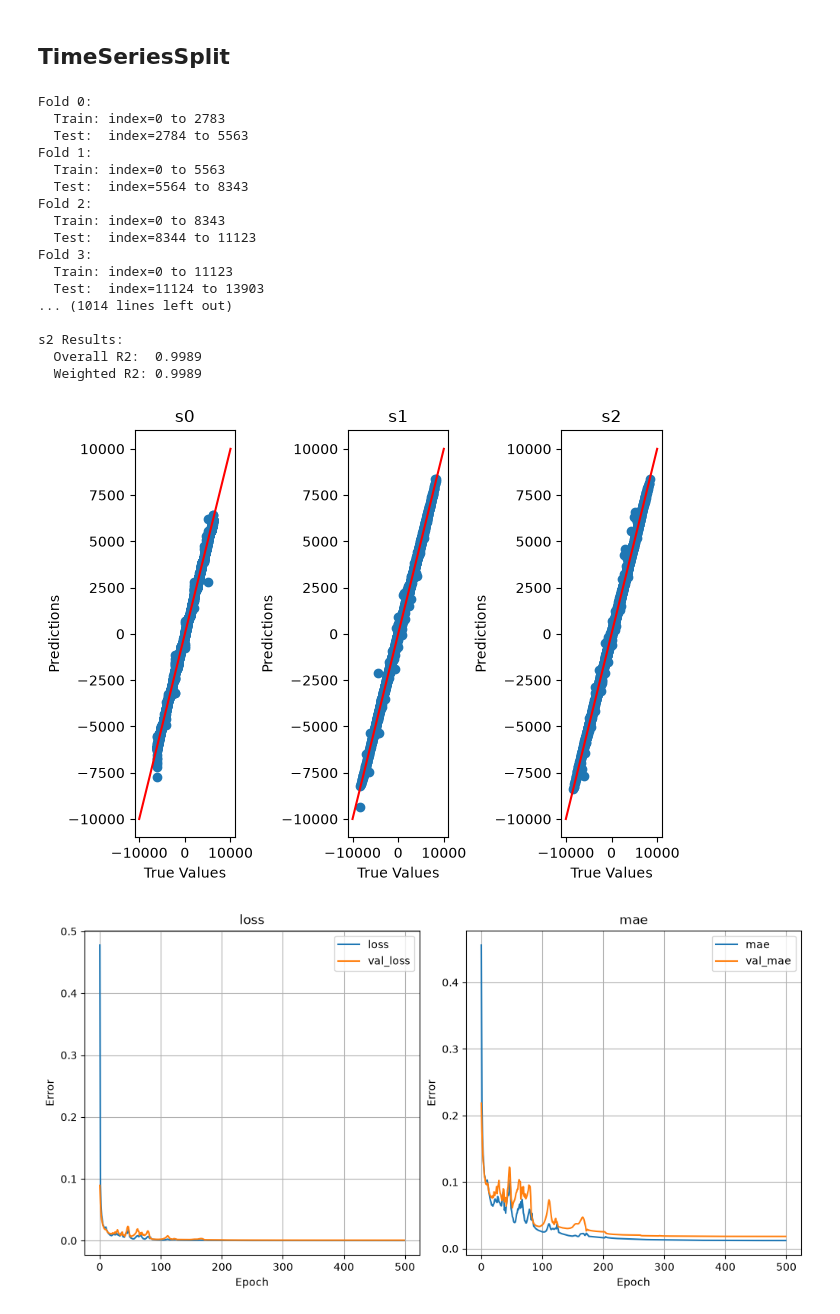
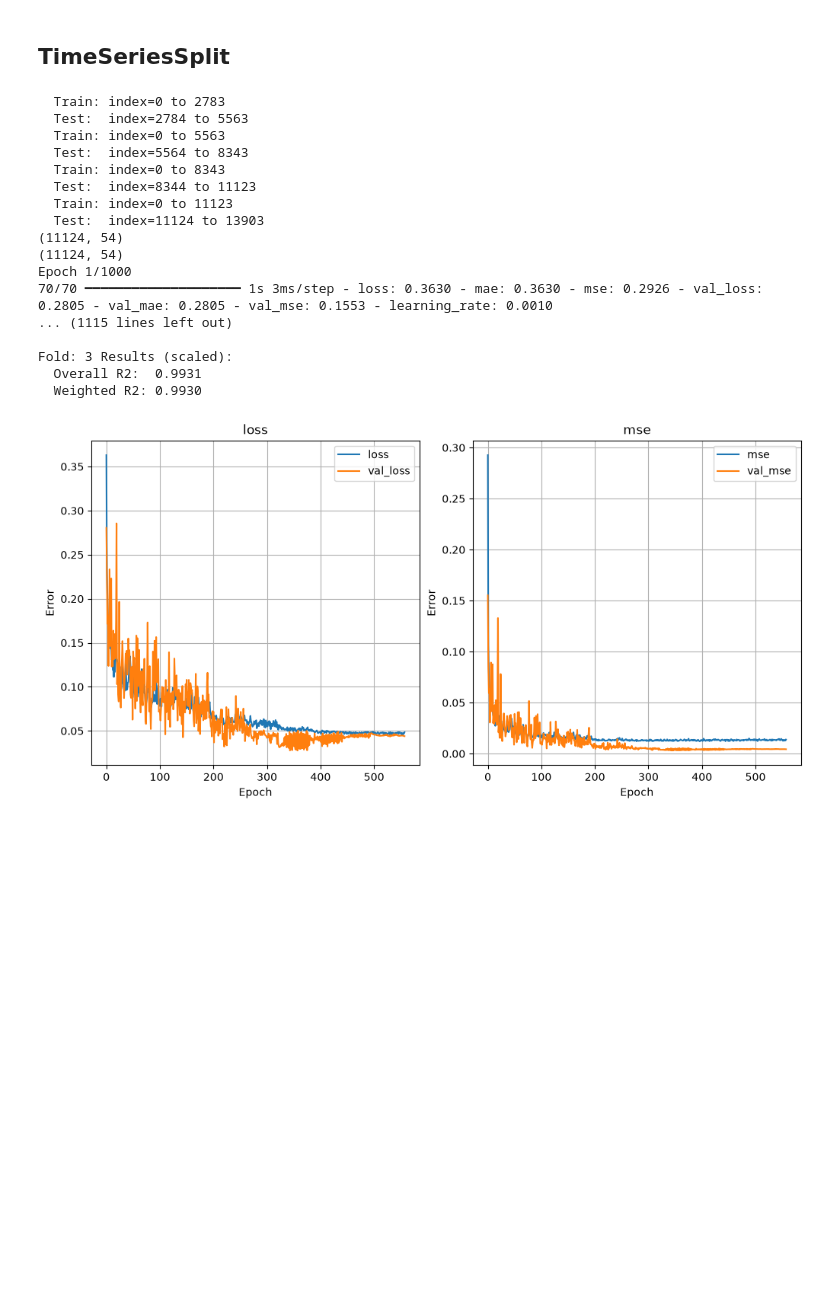
Before and after one commit to Abigail-Yates/DeltabotProject, a Jupyter notebook: TensorFlow/Trials/all_data_MLP_Window_10.ipynb, the cells around one changed output. Saved outputs shown, nothing was run; the diff lists cells and outputs as text; code cells hidden in the pictures; blank space fills up the shorter version.

```diff
--- a/TensorFlow/Trials/all_data_MLP_Window_10.ipynb
+++ b/TensorFlow/Trials/all_data_MLP_Window_10.ipynb
@@ -33,7 +33,7 @@ data_2 = data_2.dropna()
 data_3 = data_3.dropna()
 data_3 = data_3.dropna()
 
-data_list = [ data_1, data_2, data_4, data_3, data_0]
+data_list = [ data_1, data_4, data_3, data_0,  data_2 ]
 
 fig, axs = plt.subplots(1, 5, figsize=(15,4), constrained_layout=True)
 for i, data in enumerate(data_list):
@@ -145,30 +158,33 @@ def build_nn_model(input_dim, output_dim, architecture='standard'):
     if architecture == 'standard':
         model = tf.keras.Sequential([
             tf.keras.layers.Input(shape=(input_dim,)),
+            tf.keras.layers.Dense(256, activation='relu'),
+            tf.keras.layers.Dense(128, activation='relu'),
             tf.keras.layers.Dense(64, activation='relu'),
             tf.keras.layers.Dense(32, activation='relu'),
+            tf.keras.layers.Dropout(0.05),
             tf.keras.layers.Dense(output_dim)
         ])
 
     model.compile(
     optimizer=tf.keras.optimizers.Adam(learning_rate=0.001),
-    loss='mse',
-    metrics=['mae'])
+    loss='mae',
+    metrics=['mae', 'mse'])
 
     return model
 
 def train_model(model, X_train, y_train, epochs=500, patience=30, verbose=0):
     """Train a model with early stopping and learning rate scheduling"""
     callbacks = [
-        # tf.keras.callbacks.EarlyStopping(
-        #     monitor='val_loss',
-        #     patience=patience,
-        #     restore_best_weights=True
-        # ),
+        tf.keras.callbacks.EarlyStopping(
+            monitor='val_loss',
+            patience=patience,
+            restore_best_weights=True
+        ),
         tf.keras.callbacks.ReduceLROnPlateau(
             monitor='val_loss',
             factor=0.5,
-            patience=30,
+            patience=50,
             min_lr=1e-7
         )
     ]
@@ -193,7 +209,7 @@ test_indices = []
 tscv = TimeSeriesSplit(n_splits=4)
 for i, (train_index, test_index) in enumerate(tscv.split(inputs)):
 
-    print(f"Fold {i}:")
+    # print(f"Fold {i}:")
     print(f"  Train: index={train_index[0]} to {train_index[-1]} ")
     print(f"  Test:  index={test_index[0]} to {test_index[-1]}")
 
@@ -212,6 +228,8 @@ print(X_train.shape)
 scalerX = StandardScaler().fit(X_train)
 scalerY = StandardScaler().fit(y_train)
 
+# scalerS = StandardScaler().fit(y_train[:,0])
+
 X_train_scaled = scalerX.transform(X_train)
 y_train_scaled = scalerY.transform(y_train)
 
@@ -220,47 +238,51 @@ y_test_scaled = scalerY.transform(y_test)
 
 model = build_nn_model(X_train_scaled.shape[1], y_train_scaled.shape[1])
 
-history = train_model(model, X_train_scaled, y_train_scaled, verbose=1, epochs=500)
+history = train_model(model, X_train_scaled, y_train_scaled, verbose=1, epochs=1000, patience=200)
+min_mae =  min(history.history["mae"])
+print("Lowest MAE", min(history.history["mae"]))
+# print("Lowest MAE, inverse", scalerS.inverse_transform(min_mae))
+
+
 y_pred = model.predict(X_test_scaled, verbose=0)
 
 evaluate_model(f"Fold: {i}", y_test_scaled, y_pred, is_scaled=True)
 
 # y_test_inverse = scalerY.inverse_transform(y_test)
 y_pred_inverse = scalerY.inverse_transform(y_pred)
 
 y_pred_df = pd.DataFrame(y_pred_inverse)
 y_pred_df[2] = -(y_pred_df[0] + y_pred_df[1])
 
 y_test_df = pd.DataFrame(y_test)
 y_test_df[2] = -(y_test_df[0] + y_test_df[1])
 
-for i in range(3):
-    evaluate_model(f"s{i}", y_test_df[i], y_pred_df[i], is_scaled=False)
+# for i in range(3):
+#     evaluate_model(f"s{i}", y_test_df[i], y_pred_df[i], is_scaled=False)
 
-plot_motors(y_test_df.to_numpy(), y_pred_df.to_numpy(), [-10000,10000])
+# plot_motors(y_test_df.to_numpy(), y_pred_df.to_numpy(), [-10000,10000])
 
 error = mean_squared_error(y_test, y_pred)
 scores.append(error)
 plot_loss_and_mae(history)
 
 # print("MSE scores for each fold:", scores)
 # %% [output]
-Fold 0:
   Train: index=0 to 2783
   Test:  index=2784 to 5563
-Fold 1:
   Train: index=0 to 5563
   Test:  index=5564 to 8343
-Fold 2:
   Train: index=0 to 8343
   Test:  index=8344 to 11123
-Fold 3:
   Train: index=0 to 11123
   Test:  index=11124 to 13903
-... (1014 lines left out)
+(11124, 54)
+(11124, 54)
+Epoch 1/1000
+70/70 ━━━━━━━━━━━━━━━━━━━━ 1s 3ms/step - loss: 0.3630 - mae: 0.3630 - mse: 0.2926 - val_loss: 0.2805 - val_mae: 0.2805 - val_mse: 0.1553 - learning_rate: 0.0010
+... (1115 lines left out)
 
-s2 Results:
-  Overall R2:  0.9989
-  Weighted R2: 0.9989
+Fold: 3 Results (scaled):
+  Overall R2:  0.9931
+  Weighted R2: 0.9930
-[figure, old version]
+[figure, new version]
-[figure, removed]
```
Also changed, not shown: parts of 12 cells of this notebook, 16 other files.
